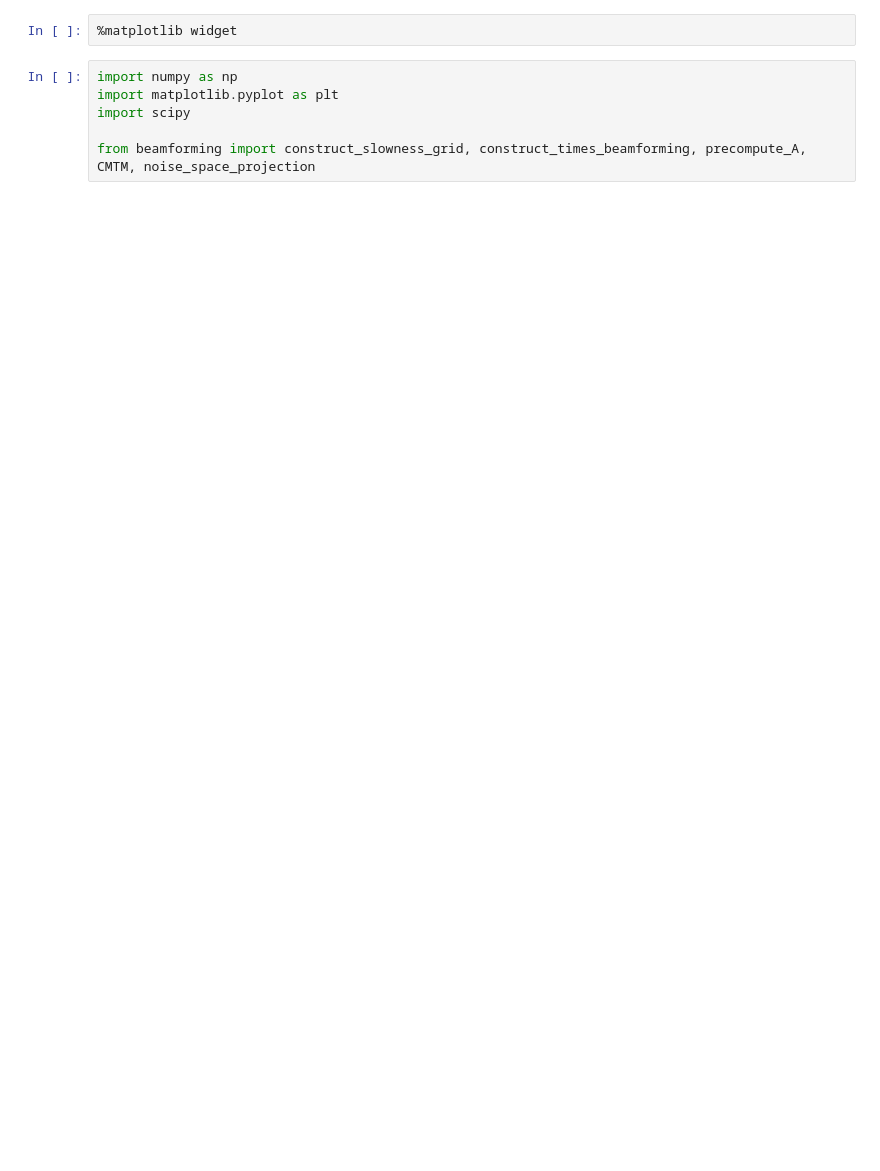
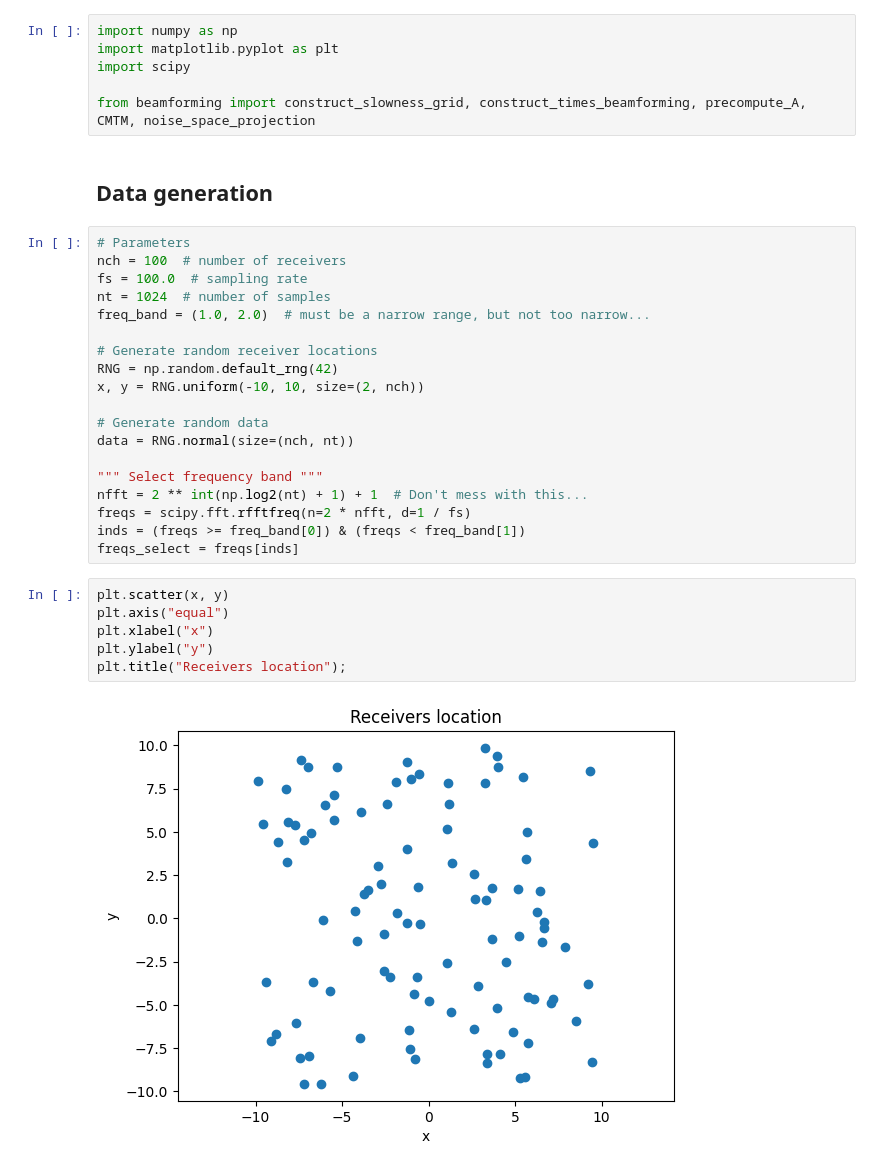
Before and after one commit to atrabattoni/beamforming, a Jupyter notebook: examples/notebook.ipynb, the cells around one changed output. Saved outputs shown, nothing was run; the diff lists cells and outputs as text; blank space fills up the shorter version.

Commit message:
Cleaner example with plots.

```diff
--- a/examples/notebook.ipynb
+++ b/examples/notebook.ipynb
@@ -1,8 +1,35 @@
-# %%
-%matplotlib widget
 # %%
 import numpy as np
 import matplotlib.pyplot as plt
 import scipy
 
 from beamforming import construct_slowness_grid, construct_times_beamforming, precompute_A, CMTM, noise_space_projection
+# %% [markdown]
+## Data generation
+# %%
+# Parameters
+nch = 100  # number of receivers
+fs = 100.0  # sampling rate
+nt = 1024  # number of samples
+freq_band = (1.0, 2.0)  # must be a narrow range, but not too narrow...
+
+# Generate random receiver locations
+RNG = np.random.default_rng(42)
+x, y = RNG.uniform(-10, 10, size=(2, nch))
+
+# Generate random data
+data = RNG.normal(size=(nch, nt))
+
+""" Select frequency band """
+nfft = 2 ** int(np.log2(nt) + 1) + 1  # Don't mess with this...
+freqs = scipy.fft.rfftfreq(n=2 * nfft, d=1 / fs)
+inds = (freqs >= freq_band[0]) & (freqs < freq_band[1])
+freqs_select = freqs[inds]
+# %%
+plt.scatter(x, y)
+plt.axis("equal")
+plt.xlabel("x")
+plt.ylabel("y")
+plt.title("Receivers location");
+# %% [output]
+[figure, added]
```
Also changed, not shown: parts of 8 cells of this notebook.
